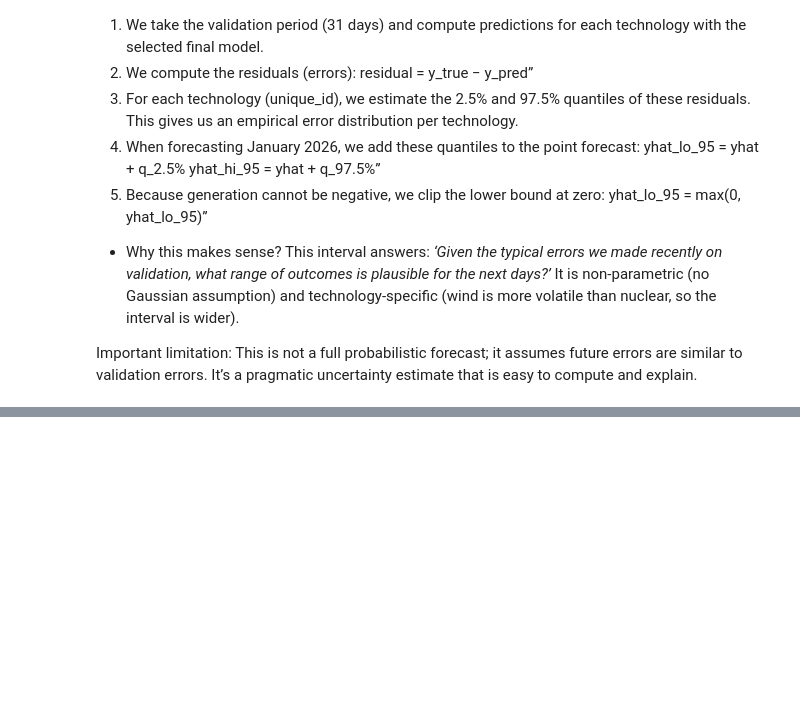
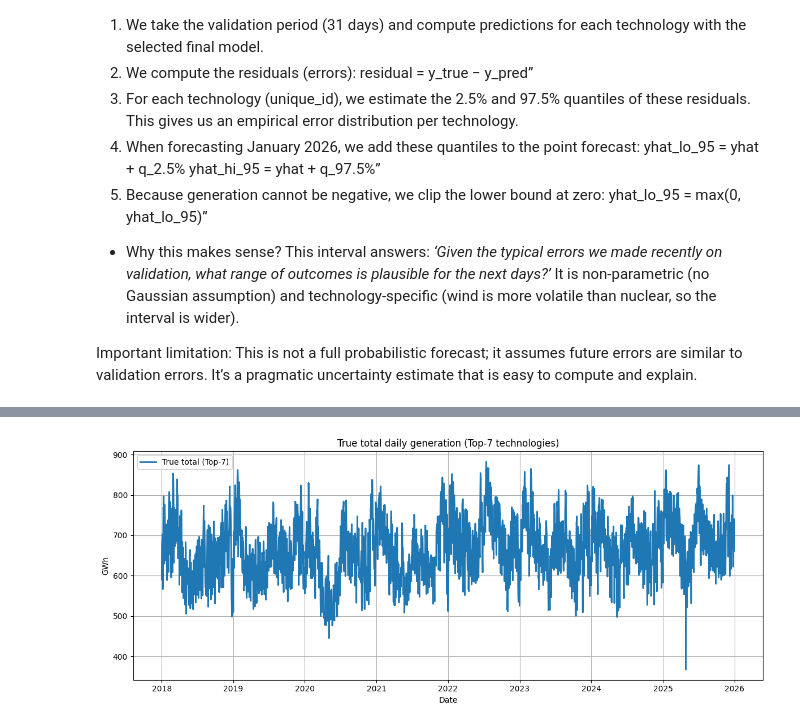
Before and after one commit to mireiamonbu/Spanish-Forecasters-MireiaMontoya-EnriqueRuiz, a Jupyter notebook: project/CAPSTONEproyect.ipynb, the cells around one changed output, grey strips where cells are left out. Drawn from its saved outputs; the diff is of its cells as text; code cells hidden in the pictures; blank space fills up the shorter version.

```diff
--- a/project/CAPSTONEproyect.ipynb
+++ b/project/CAPSTONEproyect.ipynb
@@ -918,0 +956,15 @@ Important limitation: This is not a full probabilistic forecast; it assumes futu
+# %%
+#plot full history
+total_true = df_panel.groupby("ds")["y"].sum().sort_index()
+
+plt.figure(figsize=(12,5))
+plt.plot(total_true.index, total_true.values, linewidth=2, label="True total (Top-7)")
+plt.title("True total daily generation (Top-7 technologies)")
+plt.xlabel("Date")
+plt.ylabel("GWh")
+plt.grid(True)
+plt.legend()
+plt.tight_layout()
+plt.show()
+# %% [output]
+[figure, added]
```
Also changed, not shown: parts of 10 cells of this notebook, 59 other files.
